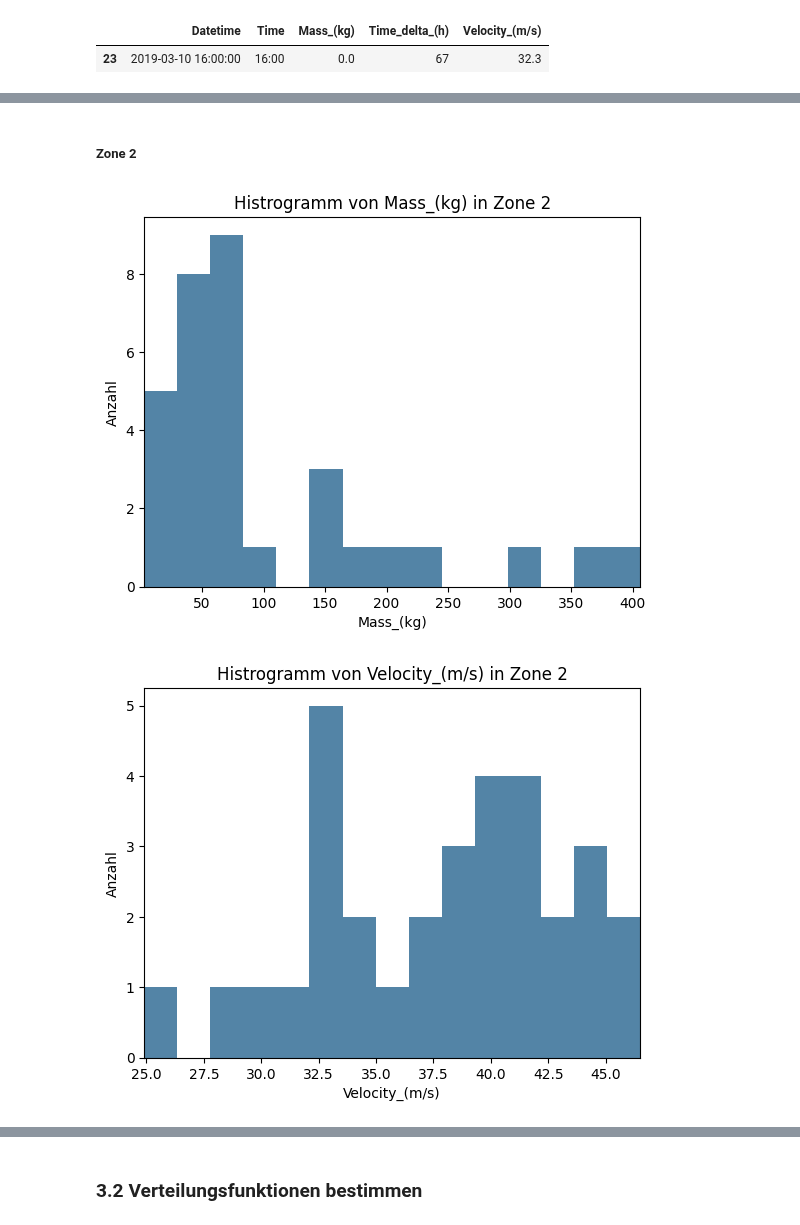
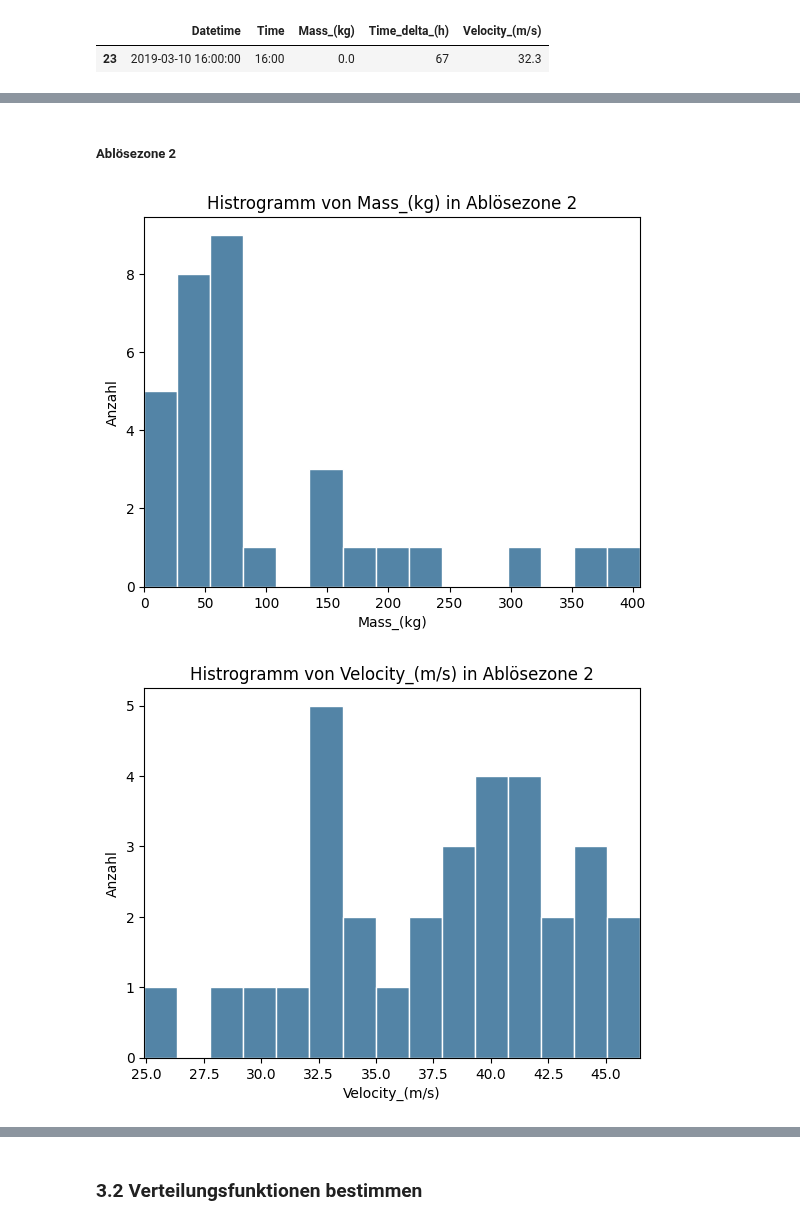
Before and after one commit to lhenchoz/cwm1, a Jupyter notebook: CWM1-Steinschlagrisiko.ipynb, the cells around one changed output, grey strips where cells are left out. Cells and saved outputs as stored; diff of their text form; code cells hidden in the pictures.

```diff
--- a/CWM1-Steinschlagrisiko.ipynb
+++ b/CWM1-Steinschlagrisiko.ipynb
@@ -251,3 +257,3 @@ df_area2.loc[df_area2['Mass_(kg)'] == 0]
 # %%
 # Null-Wert löschen
-df_area2['Mass_(kg)'] = df_area2['Mass_(kg)'].replace(0, df_area2['Mass_(kg)'].median())
+df_area2.drop(df_area2.loc[df_area2['Mass_(kg)'] == 0].index)
@@ -288,7 +294,7 @@ plot_incidents_over_time(df_area2, "Zone 2")
 # %%
 # Histrogramm erstellen
 def plot_histogram(data, zone):
-    plt.hist(data, bins = 15, color='#5384A6')
+    plt.hist(data, bins = 15, color='#5384A6',edgecolor='white')
     plt.xlim([data.min(), data.max()])
     plt.xlabel(data.head().name)
     plt.ylabel('Anzahl')
@@ -310,11 +316,11 @@ plot_histogram(df_area1["Time_delta_(h)"], "Zone 1")
 # %% [markdown]
-##### Zone 2
+##### Ablösezone 2
 # %%
-plot_histogram(df_area2["Mass_(kg)"], "Zone 2")
+plot_histogram(df_area2["Mass_(kg)"], "Ablösezone 2")
 # %% [output]
-[figure, old version]
+[figure, new version]
 # %%
-plot_histogram(df_area2["Velocity_(m/s)"], "Zone 2")
+plot_histogram(df_area2["Velocity_(m/s)"], "Ablösezone 2")
 # %% [output]
-[figure, old version]
+[figure, new version]
 # %%
```
Also changed, not shown: parts of 76 cells of this notebook, 1 other file.
